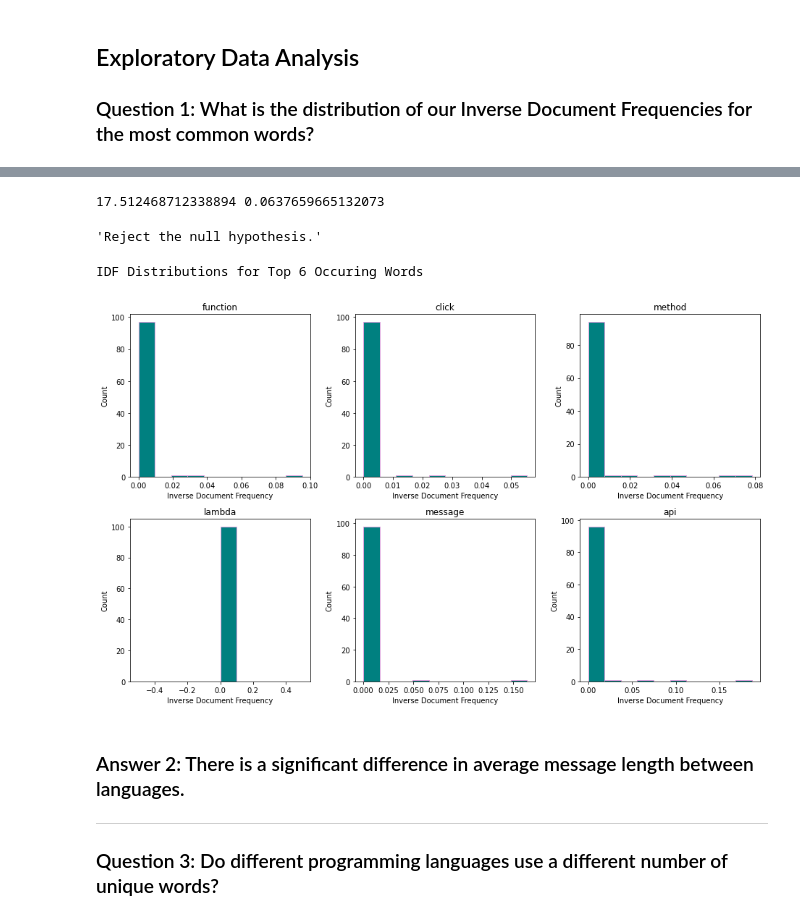
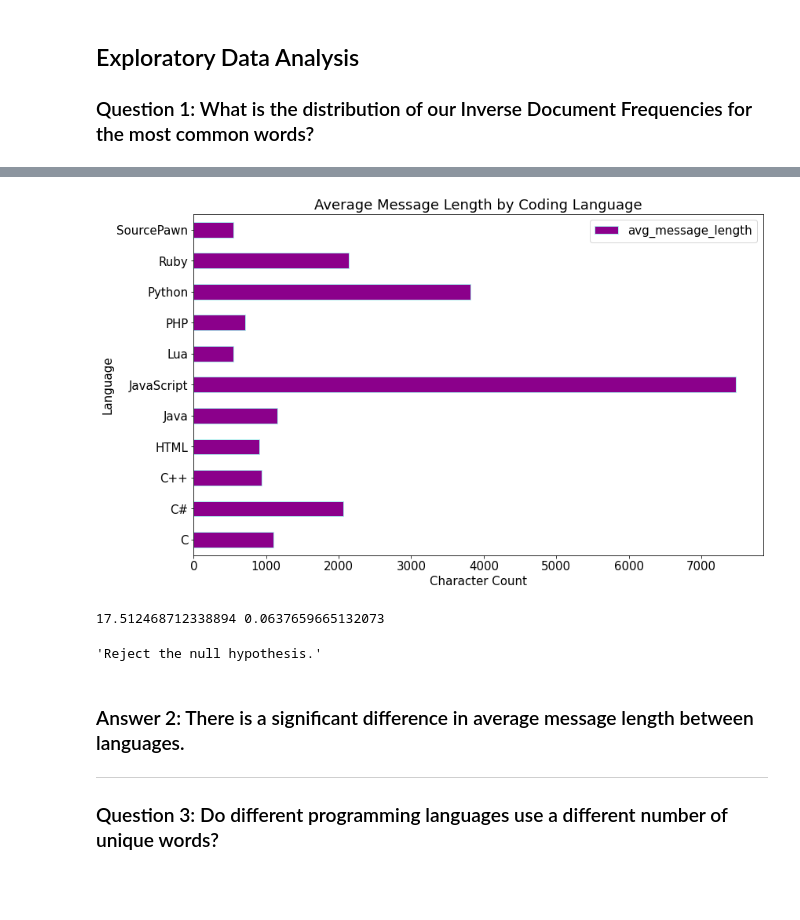
Before and after one commit to NLP-Dream-Team/nlp-project, a Jupyter notebook: Report.ipynb, the cells around one changed output, grey strips where cells are left out. Drawn from its saved outputs; the diff is of its cells as text; code cells hidden in the pictures; blank space fills up the shorter version.

```diff
--- a/Report.ipynb
+++ b/Report.ipynb
@@ -70,17 +63,13 @@ for word in dist[:5]:
+# %%
+explore.bar_messages(train)
+# %% [output]
+[figure, added]
 # %%
 # run kruskal-wallis test for README length
 explore.run_kruskal_wallis(train)
 # %% [output]
 17.512468712338894 0.0637659665132073
 'Reject the null hypothesis.'
-# %%
-# get idf distributions
-dist = explore.get_idf_dist(train)
-explore.distributions_grid(train, dist[:6])
-print('IDF Distributions for Top 6 Occuring Words')
-# %% [output]
-IDF Distributions for Top 6 Occuring Words
-[figure, removed]
 # %% [markdown]
 ### Answer 2: There is a significant difference in average message length between languages.
 ---
```
Also changed, not shown: parts of 6 cells of this notebook.
